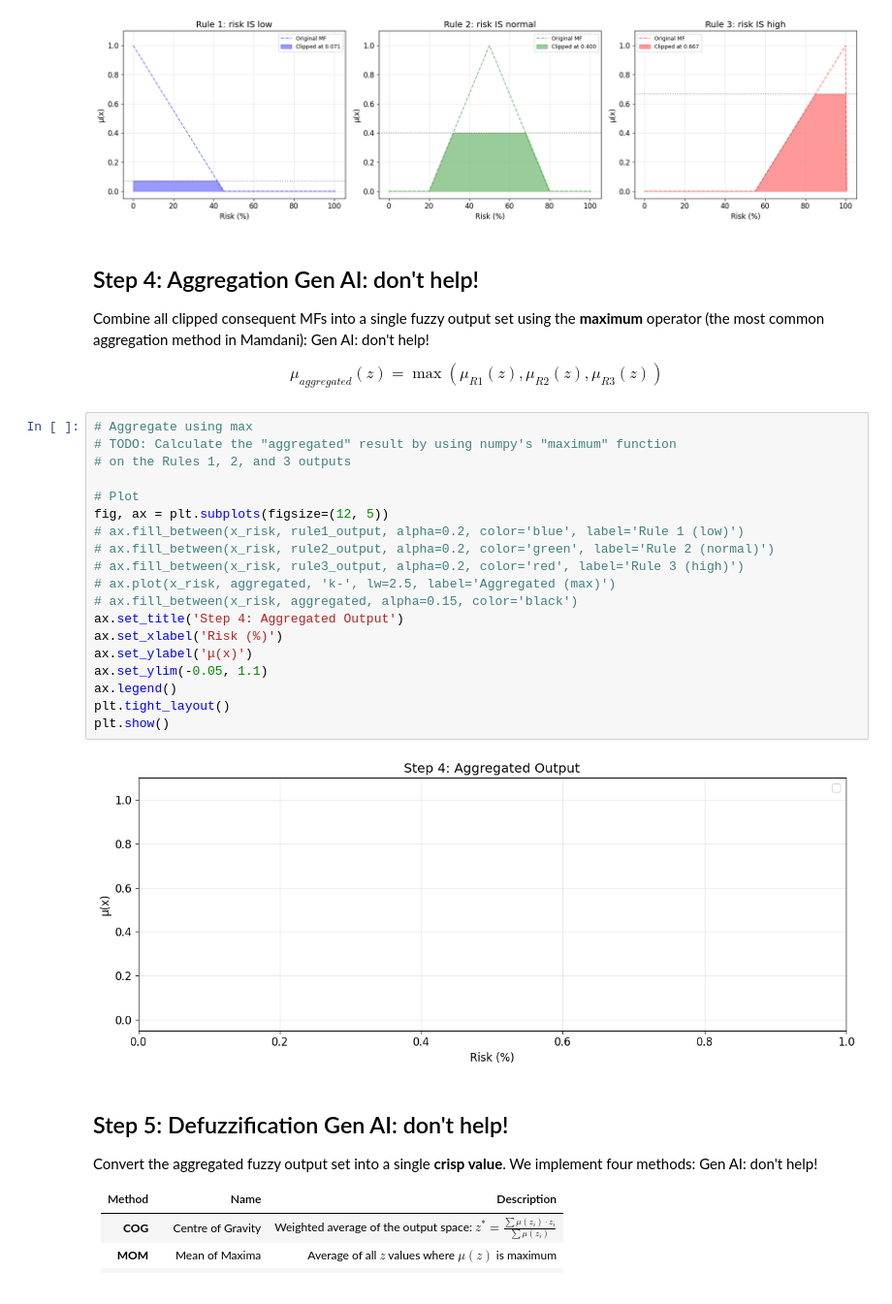
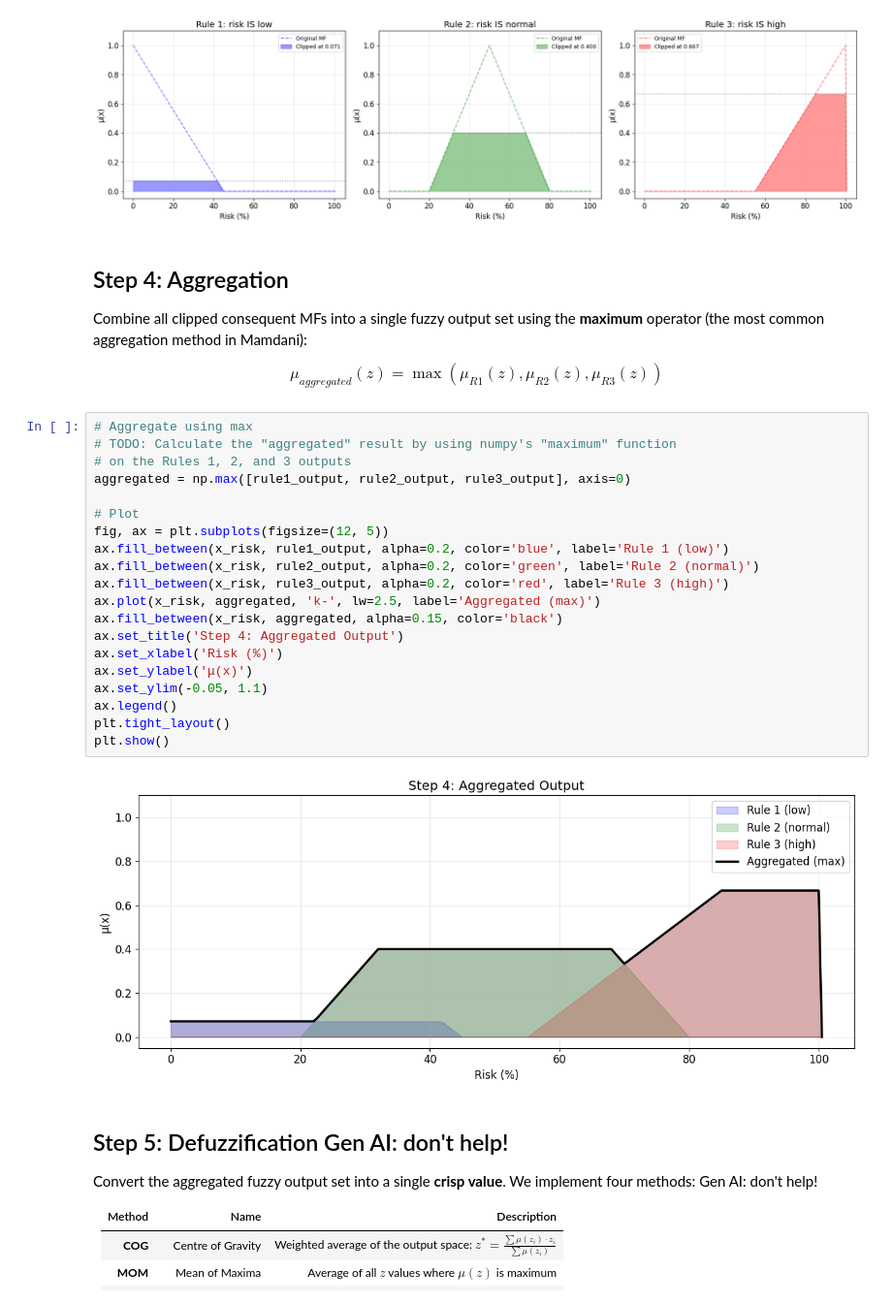
Before and after one commit to MatthewMcCarthy1/artificial-intelligence, a Jupyter notebook: lab-5/lab-five.ipynb, the cells around one changed output. Shown at 97% size. Cells and saved outputs as stored; diff of their text form.

Commit message:
feat(lab5): add complete step 4

```diff
--- a/lab-5/lab-five.ipynb
+++ b/lab-5/lab-five.ipynb
@@ -239,32 +239,33 @@ Rule evaluation:
  Rule 3: inadequate = 0.667 → clip 'high'
 [figure]
 # %% [markdown]
-## Step 4: Aggregation Gen AI: don't help!
+## Step 4: Aggregation
 
-Combine all clipped consequent MFs into a single fuzzy output set using the **maximum** operator (the most common aggregation method in Mamdani): Gen AI: don't help!
+Combine all clipped consequent MFs into a single fuzzy output set using the **maximum** operator (the most common aggregation method in Mamdani):
 
 $$\mu_{aggregated}(z) = \max(\mu_{R1}(z), \mu_{R2}(z), \mu_{R3}(z))$$
 # %%
 # Aggregate using max
 # TODO: Calculate the "aggregated" result by using numpy's "maximum" function
 # on the Rules 1, 2, and 3 outputs
+aggregated = np.max([rule1_output, rule2_output, rule3_output], axis=0)
 
 # Plot
 fig, ax = plt.subplots(figsize=(12, 5))
-# ax.fill_between(x_risk, rule1_output, alpha=0.2, color='blue', label='Rule 1 (low)')
-# ax.fill_between(x_risk, rule2_output, alpha=0.2, color='green', label='Rule 2 (normal)')
-# ax.fill_between(x_risk, rule3_output, alpha=0.2, color='red', label='Rule 3 (high)')
-# ax.plot(x_risk, aggregated, 'k-', lw=2.5, label='Aggregated (max)')
-# ax.fill_between(x_risk, aggregated, alpha=0.15, color='black')
+ax.fill_between(x_risk, rule1_output, alpha=0.2, color='blue', label='Rule 1 (low)')
+ax.fill_between(x_risk, rule2_output, alpha=0.2, color='green', label='Rule 2 (normal)')
+ax.fill_between(x_risk, rule3_output, alpha=0.2, color='red', label='Rule 3 (high)')
+ax.plot(x_risk, aggregated, 'k-', lw=2.5, label='Aggregated (max)')
+ax.fill_between(x_risk, aggregated, alpha=0.15, color='black')
 ax.set_title('Step 4: Aggregated Output')
 ax.set_xlabel('Risk (%)')
 ax.set_ylabel('μ(x)')
 ax.set_ylim(-0.05, 1.1)
 ax.legend()
 plt.tight_layout()
 plt.show()
 # %% [output]
-[figure, old version]
+[figure, new version]
 # %% [markdown]
 ## Step 5: Defuzzification Gen AI: don't help!
 
```
